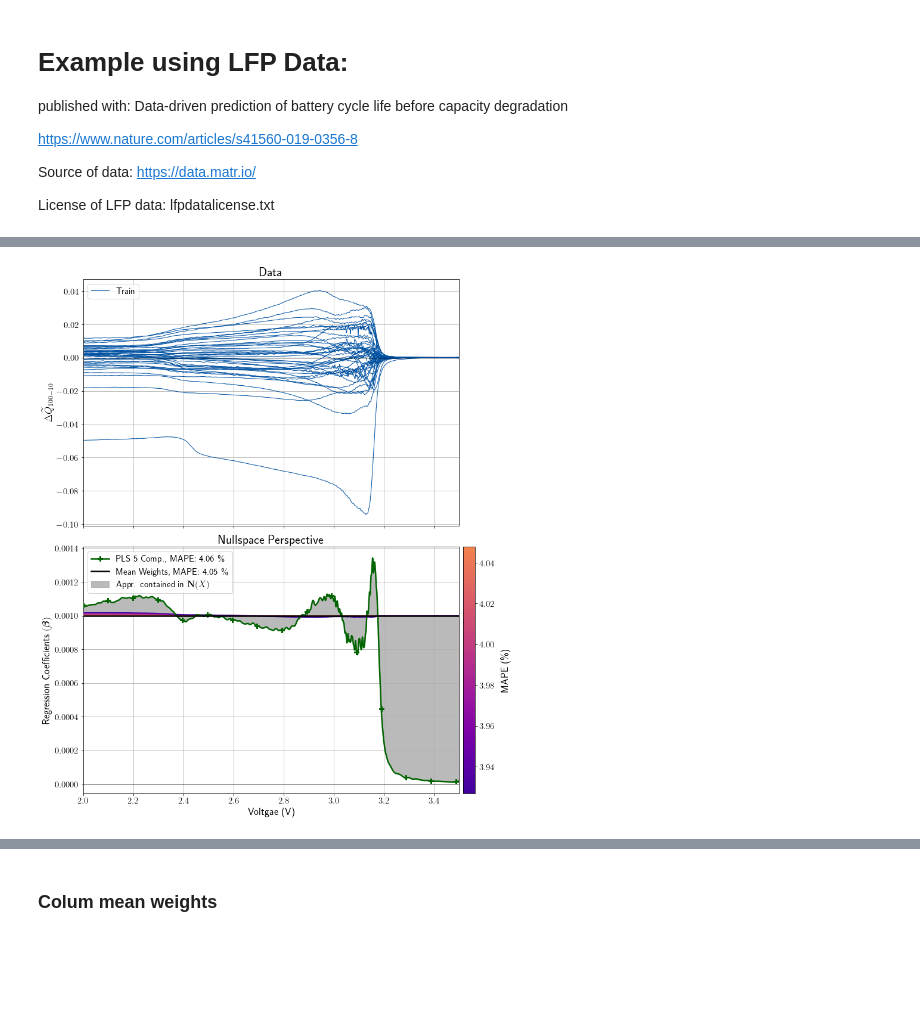
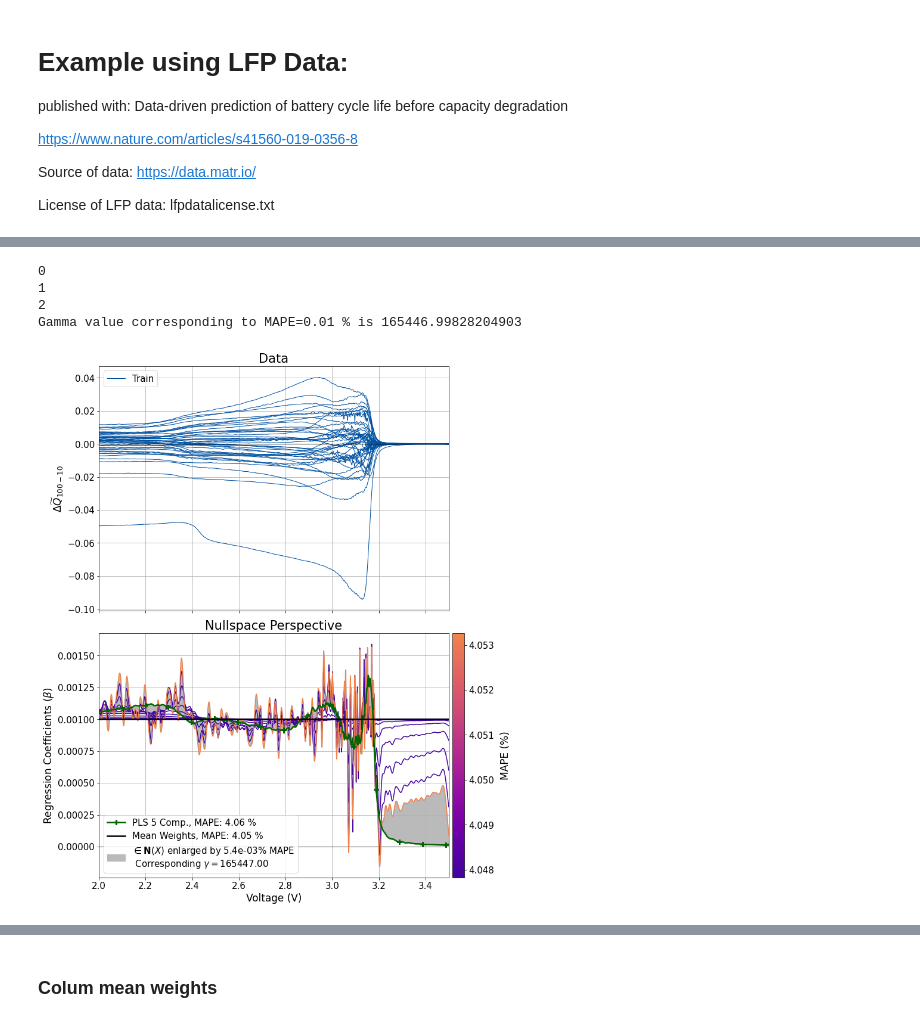
Before and after one commit to JoachimSchaeffer/HDRegAnalytics, a Jupyter notebook: nullspace_methodolody_exmaples.ipynb, the cells around one changed output, grey strips where cells are left out. Drawn from its saved outputs; the diff is of its cells as text; code cells hidden in the pictures; blank space fills up the shorter version.

Commit message:
finding gamma max improved

```diff
--- a/nullspace_methodolody_exmaples.ipynb
+++ b/nullspace_methodolody_exmaples.ipynb
@@ -225,16 +255,21 @@ fig.savefig(save_plot_path + 'LFP_example_3PLS_mean.pdf')
 # %%
 dml_lfp_syn, fig, ax = dml_lfp_syn.nullspace_correction(
     key_alpha ='PLS 5 Comp.', w_alpha_name='PLS 5 Comp.',
     w_beta = mean_reg_coef_lfp, w_beta_name='Mean Weights', std=False,
     plot_results=True, save_plot=0)
 
 
 ax[0].set_ylabel(r'$\Delta \widetilde{Q}_{100-10}$')
-ax[1].set_xlabel('Voltgae (V)')
+ax[1].set_xlabel('Voltage (V)')
+ax[1].legend(loc=3)
 plt.show()
 fig.savefig(save_plot_path + 'LFP_example_4PLS_mean.pdf')
 # %% [output]
+0
+1
+2
+Gamma value corresponding to MAPE=0.01 % is 165446.99828204903
-[figure, old version]
+[figure, new version]
 # %%
 if extra_plots:
     plt.scatter(dml_lfp_syn.X@mean_reg_coef_lfp, dml_lfp_syn.X@dml_lfp_syn.weights['PLS 1 Comp.']+dml_lfp_syn.X@dml_lfp_syn.nullsp['v_'][-1, :])
```
Also changed, not shown: parts of 19 cells of this notebook, 19 other files.
